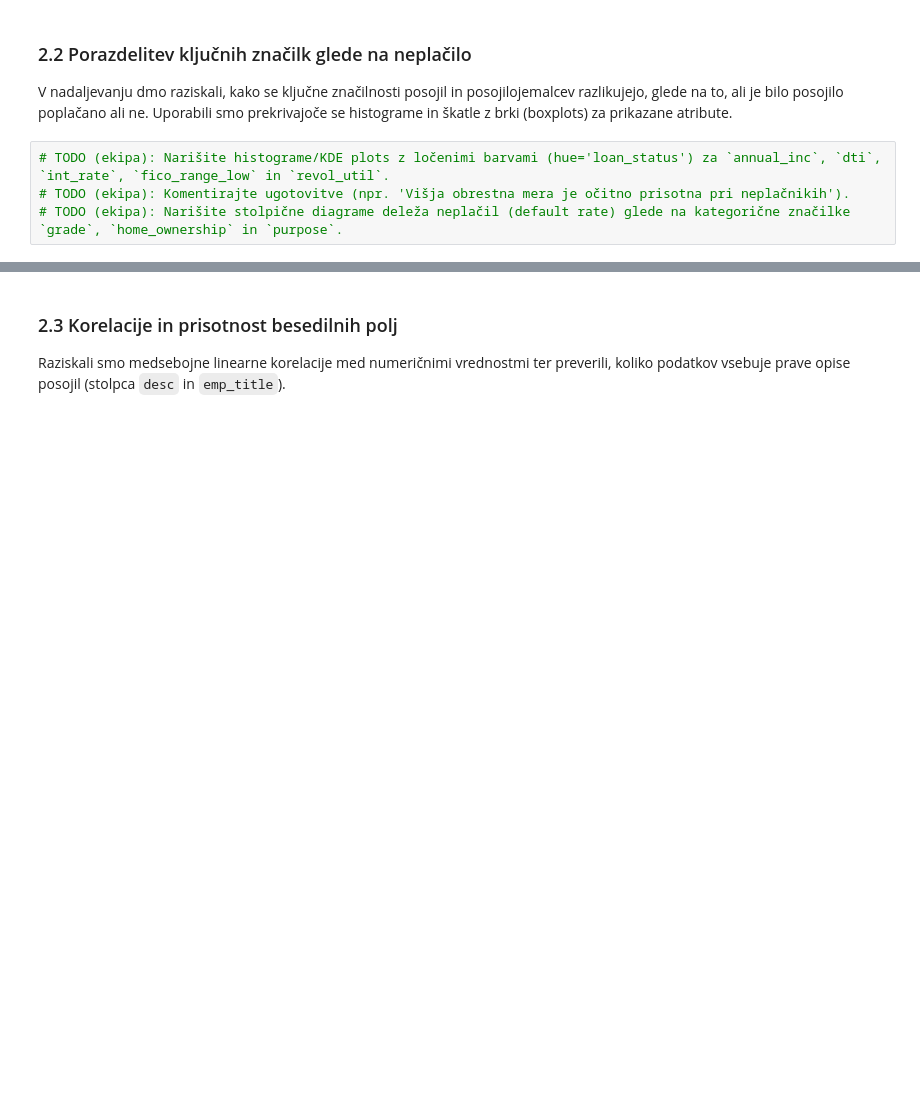
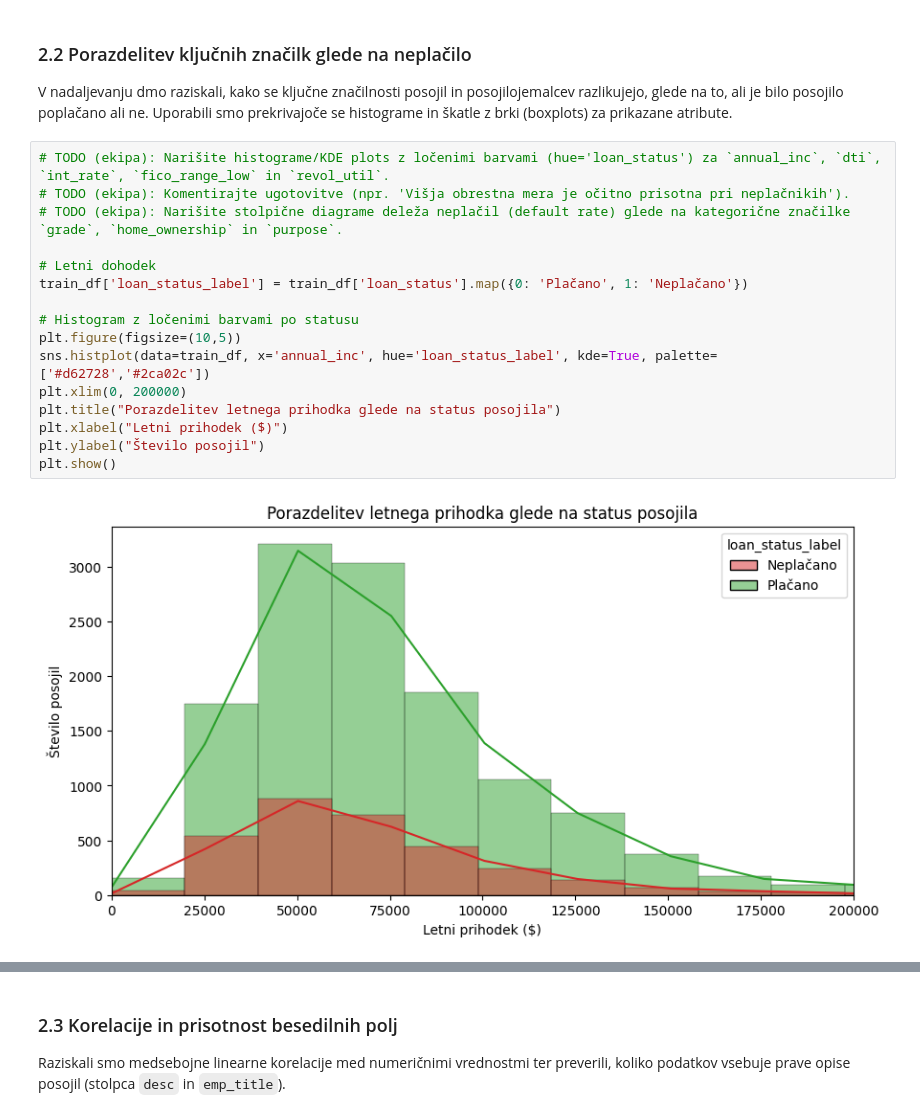
Before and after one commit to bjaksic84/PR2612, a Jupyter notebook: notebooks/01_eda_preprocessing.ipynb, the cells around one changed output, grey strips where cells are left out. Saved outputs shown, nothing was run; the diff lists cells and outputs as text; blank space fills up the shorter version.

```diff
--- a/notebooks/01_eda_preprocessing.ipynb
+++ b/notebooks/01_eda_preprocessing.ipynb
@@ -35,4 +61,18 @@ Uporabili smo prekrivajoče se histograme in škatle z brki (boxplots) za prikaz
 # %%
 # TODO (ekipa): Narišite histograme/KDE plots z ločenimi barvami (hue='loan_status') za `annual_inc`, `dti`, `int_rate`, `fico_range_low` in `revol_util`.
 # TODO (ekipa): Komentirajte ugotovitve (npr. 'Višja obrestna mera je očitno prisotna pri neplačnikih').
 # TODO (ekipa): Narišite stolpične diagrame deleža neplačil (default rate) glede na kategorične značilke `grade`, `home_ownership` in `purpose`.
+
+# Letni dohodek
+train_df['loan_status_label'] = train_df['loan_status'].map({0: 'Plačano', 1: 'Neplačano'})
+
+# Histogram z ločenimi barvami po statusu
+plt.figure(figsize=(10,5))
+sns.histplot(data=train_df, x='annual_inc', hue='loan_status_label', kde=True, palette=['#d62728','#2ca02c'])
+plt.xlim(0, 200000)
+plt.title("Porazdelitev letnega prihodka glede na status posojila")
+plt.xlabel("Letni prihodek ($)")
+plt.ylabel("Število posojil")
+plt.show()
+# %% [output]
+[figure, added]
```
Also changed, not shown: parts of 16 cells of this notebook, 1 other file.
